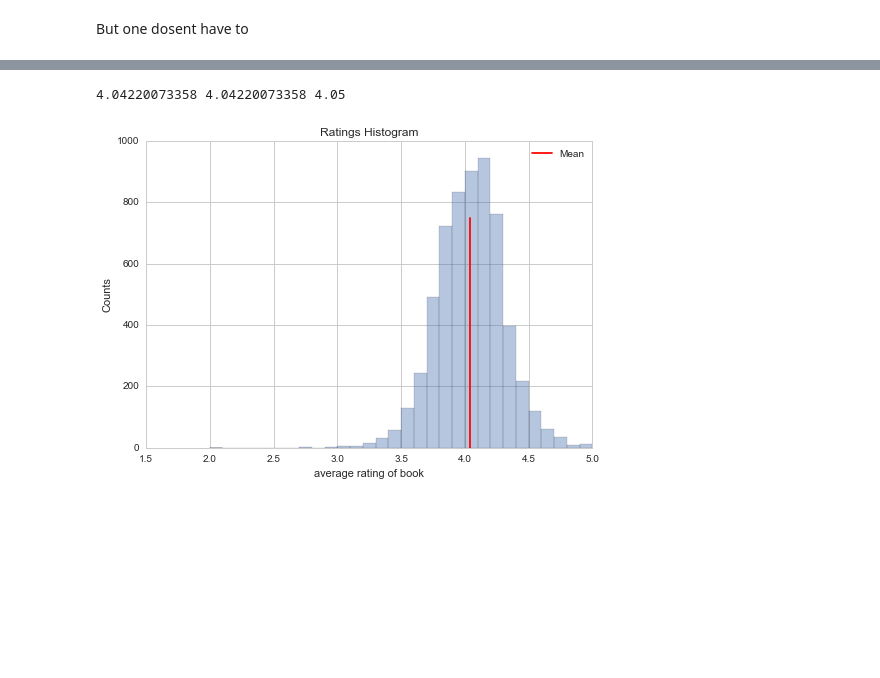
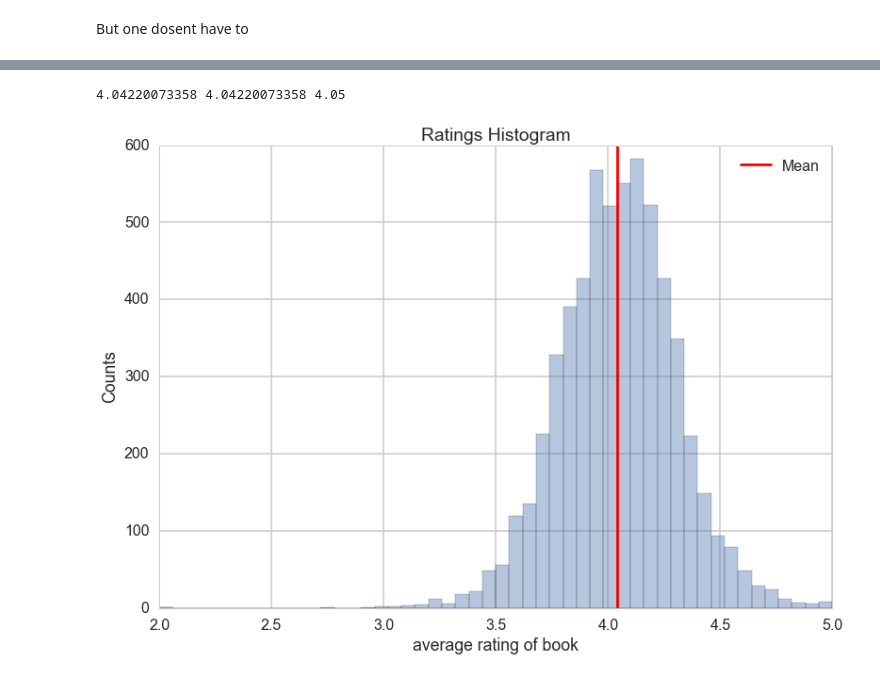
Before and after one commit to LxPrior/dst4l3, a Jupyter notebook: day1rahul/Teaser.ipynb, the cells around one changed output, grey strips where cells are left out. Saved outputs shown, nothing was run; the diff lists cells and outputs as text; code cells hidden in the pictures; blank space fills up the shorter version.

```diff
--- a/day1rahul/Teaser.ipynb
+++ b/day1rahul/Teaser.ipynb
@@ -202,15 +371,15 @@ df.rating.hist();
 # %%
-sns.set_context("notebook")
+sns.set_context("poster")
 meanrat=df.rating.mean()
 print meanrat, np.mean(df.rating), df.rating.median()
 with sns.axes_style("whitegrid"):
-    df.rating.hist(bins=30, alpha=0.4);
-    plt.axvline(meanrat, 0, 0.75, color='r', label='Mean')
+    df.rating.hist(bins=50, alpha=0.4);
+    plt.axvline(meanrat, 0, 1.0, color='r', label='Mean')
     plt.xlabel("average rating of book")
     plt.ylabel("Counts")
     plt.title("Ratings Histogram")
     plt.legend()
     #sns.despine()
 # %% [output]
 4.04220073358 4.04220073358 4.05
-[figure, old version]
+[figure, new version]
```
Also changed, not shown: parts of 20 cells of this notebook, 1 other file.
